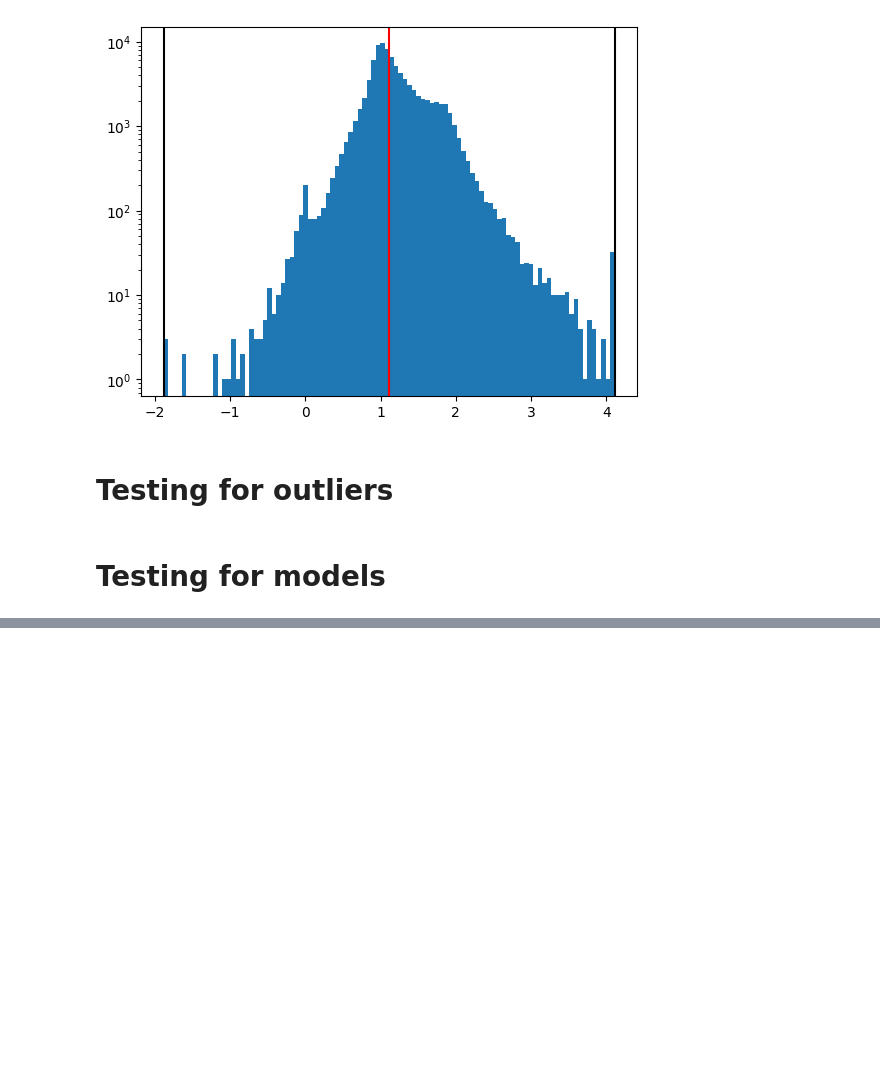
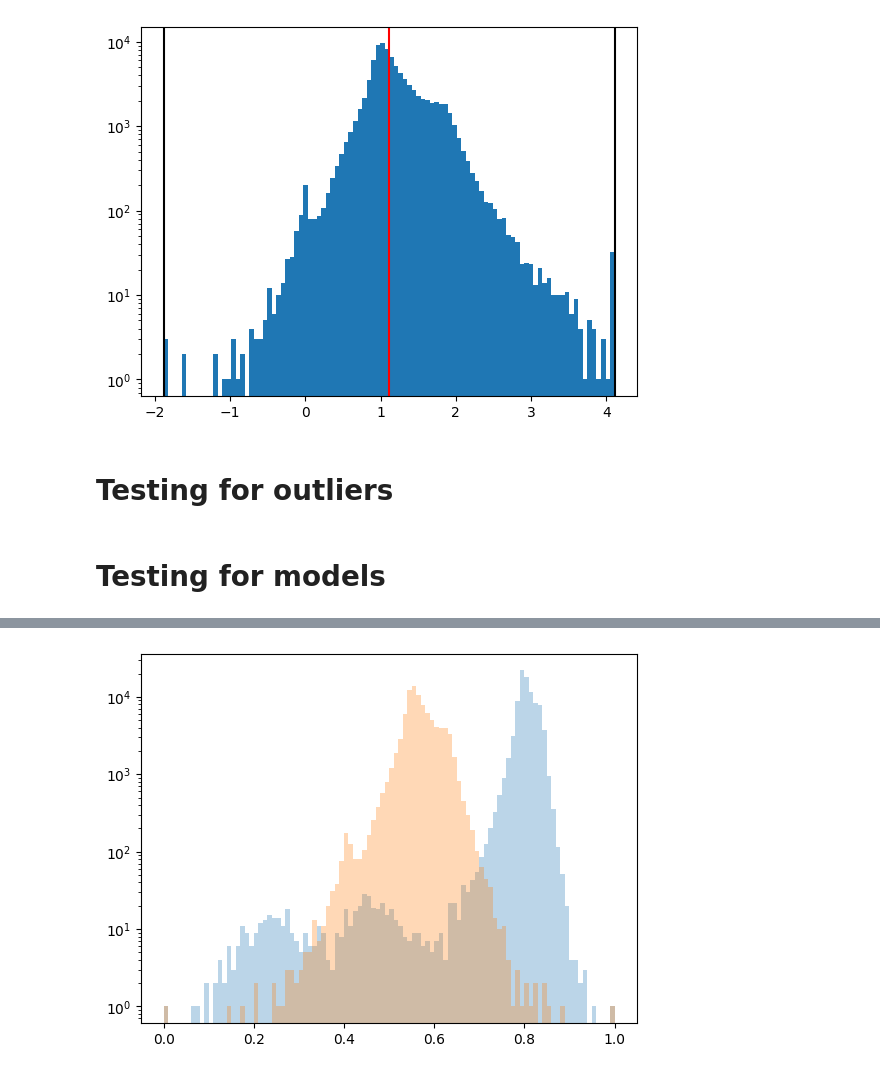
Before and after one commit to juliana-karp/scatterscale, a Jupyter notebook: sandbox.ipynb, the cells around one changed output, grey strips where cells are left out. Saved outputs shown, nothing was run; the diff lists cells and outputs as text; code cells hidden in the pictures; blank space fills up the shorter version.

```diff
--- a/sandbox.ipynb
+++ b/sandbox.ipynb
@@ -70,0 +123,7 @@ plt.show()
+# %%
+plt.hist(symlognormed, bins=100, alpha=0.3)
+plt.hist(asinhnormed, bins=100, alpha=0.3)
+plt.yscale("log")
+plt.show()
+# %% [output]
+[figure, added]
```
Also changed, not shown: parts of 13 cells of this notebook.
